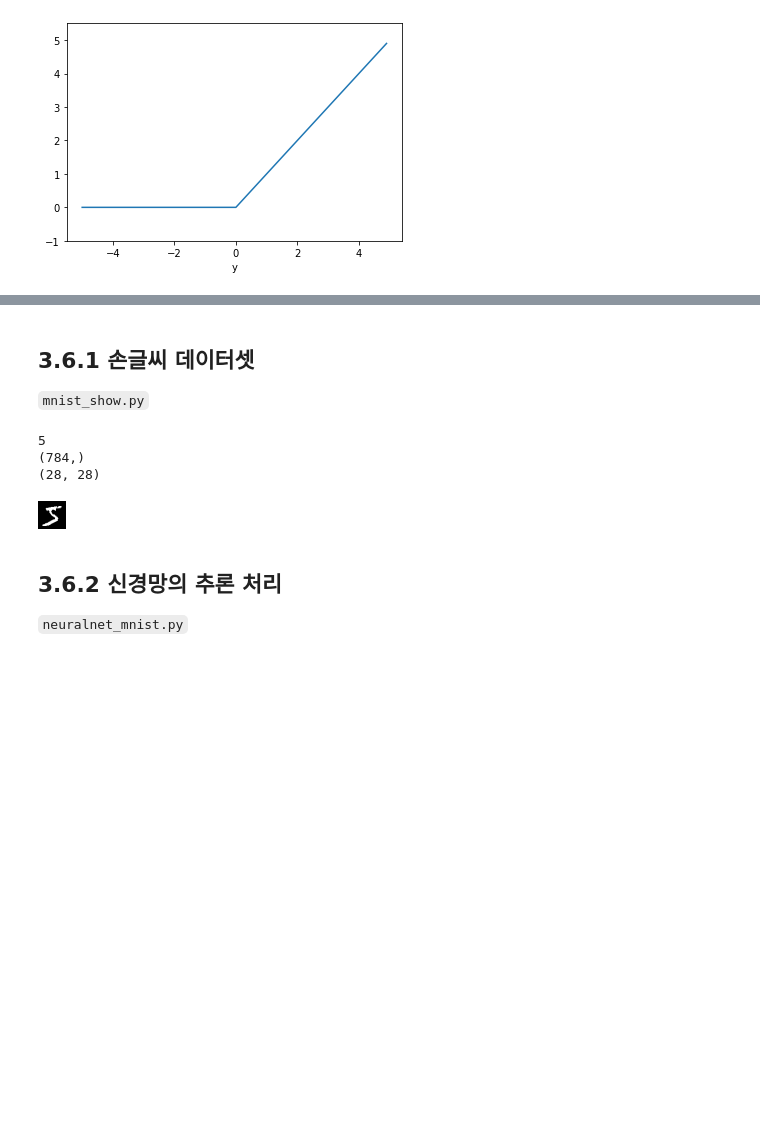
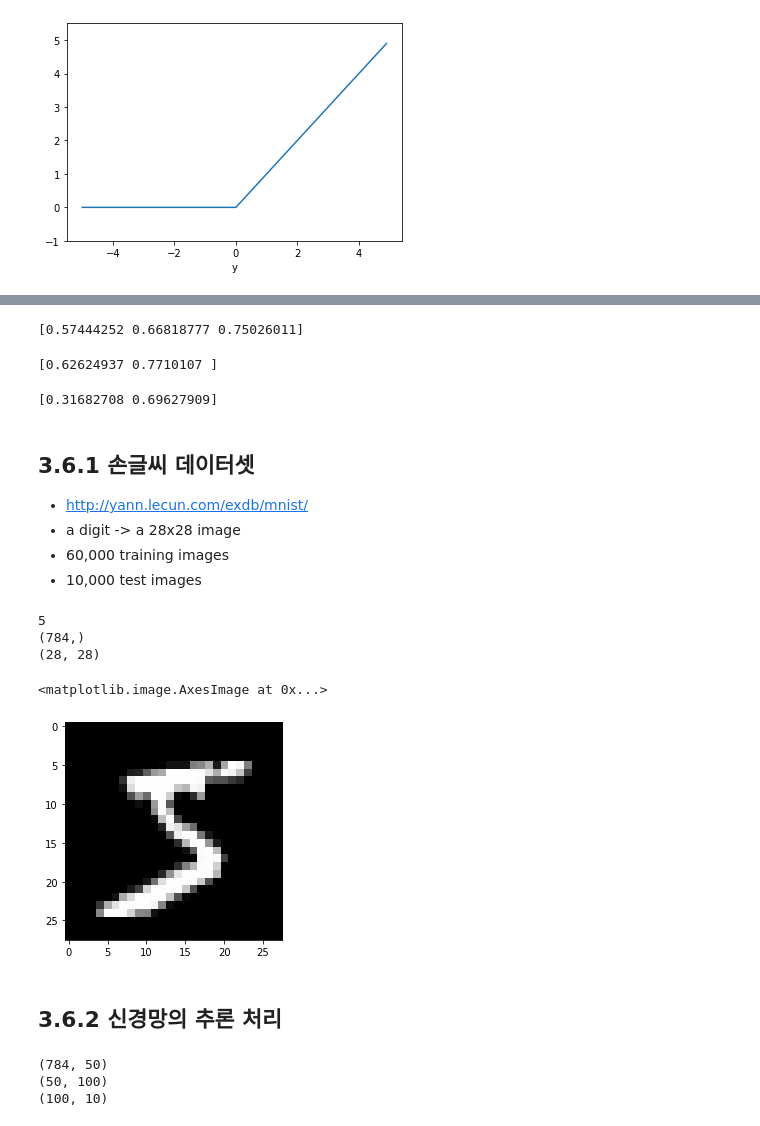
Before and after one commit to ssuai/deep_learning_from_scratch, a Jupyter notebook: ch03/neural_network.ipynb, the cells around one changed output, grey strips where cells are left out. Drawn from its saved outputs; the diff is of its cells as text; code cells hidden in the pictures; blank space fills up the shorter version.

```diff
--- a/ch03/neural_network.ipynb
+++ b/ch03/neural_network.ipynb
@@ -75,36 +74,72 @@ Text(0.5, 0, 'y')
+# %%
+# 입력층 -> 1층
+X = np.array([1.0, 0.5])
+W1 = np.array([[0.1, 0.3, 0.5], [0.2, 0.4, 0.6]])
+b1 = np.array([0.1, 0.2, 0.3])
+
+a1 = np.dot(X, W1) + b1     # dimension check: (1x2)(2x3) -> (1x3)
+z1 = sigmoid(a1)
+print(z1)
+# %% [output]
+[0.57444252 0.66818777 0.75026011]
+# %%
+# 1층 -> 2층
+W2 = np.array([[0.1, 0.4], [0.2, 0.5], [0.3, 0.6]])
+b2 = np.array([0.1, 0.2])
+
+a2 = np.dot(z1, W2) + b2   # dimension check: (1x3)(3x2) -> (1x2)
+z2 = sigmoid(a2)
+print(z2)
+# %% [output]
+[0.62624937 0.7710107 ]
+# %%
+# 2층 -> 출력층
+W3 = np.array([[0.1, 0.3], [0.2, 0.4]])
+b3 = np.array([0.1, 0.2])
+
+a3 = np.dot(z2, W3) + b3   # dimension check: (1x2)(2x2) -> (1x2)
+y = a3
+print(y)
+# %% [output]
+[0.31682708 0.69627909]
 # %% [markdown]
 ## 3.6.1 손글씨 데이터셋
-`mnist_show.py`
+* http://yann.lecun.com/exdb/mnist/
+* a digit ->  a 28x28 image
+* 60,000 training images
+* 10,000 test images
 # %%
+# mnist_show.py
 import sys, os
 sys.path.append(os.pardir)  # 부모 디렉터리의 파일을 가져올 수 있도록 설정
 import numpy as np
 from dataset.mnist import load_mnist
-from PIL import Image
-from IPython.display import display # to display images
+# from PIL import Image
+# from IPython.display import display # to display images
 
 
-def img_show(img):
-    pil_img = Image.fromarray(np.uint8(img))
-    #pil_img.show()
-    display(pil_img)  # display image in a notebook (https://stackoverflow.com/a/50723518)
+# def img_show(img):
+#     pil_img = Image.fromarray(np.uint8(img))
+#     #pil_img.show()
+#     display(pil_img)  # display image in a notebook (https://stackoverflow.com/a/50723518)
 
 (x_train, t_train), (x_test, t_test) = load_mnist(flatten=True, normalize=False)
 
 img = x_train[0]
 label = t_train[0]
 print(label)  # 5
 
 print(img.shape)  # (784,)
 img = img.reshape(28, 28)  # 형상을 원래 이미지의 크기로 변형
 print(img.shape)  # (28, 28)
 
-img_show(img)
+plt.imshow(img, cmap='gray')
+# img_show(img)
 # %% [output]
 5
 (784,)
 (28, 28)
+<matplotlib.image.AxesImage at 0x...>
-[figure, old version]
+[figure, new version]
 # %% [markdown]
 ## 3.6.2 신경망의 추론 처리
-`neuralnet_mnist.py`
@@ -110,0 +172,9 @@ img_show(img)
+# %%
+network = init_network()
+print(network['W1'].shape)
+print(network['W2'].shape)
+print(network['W3'].shape)
+# %% [output]
+(784, 50)
+(50, 100)
+(100, 10)
```
Also changed, not shown: parts of 13 cells of this notebook.
